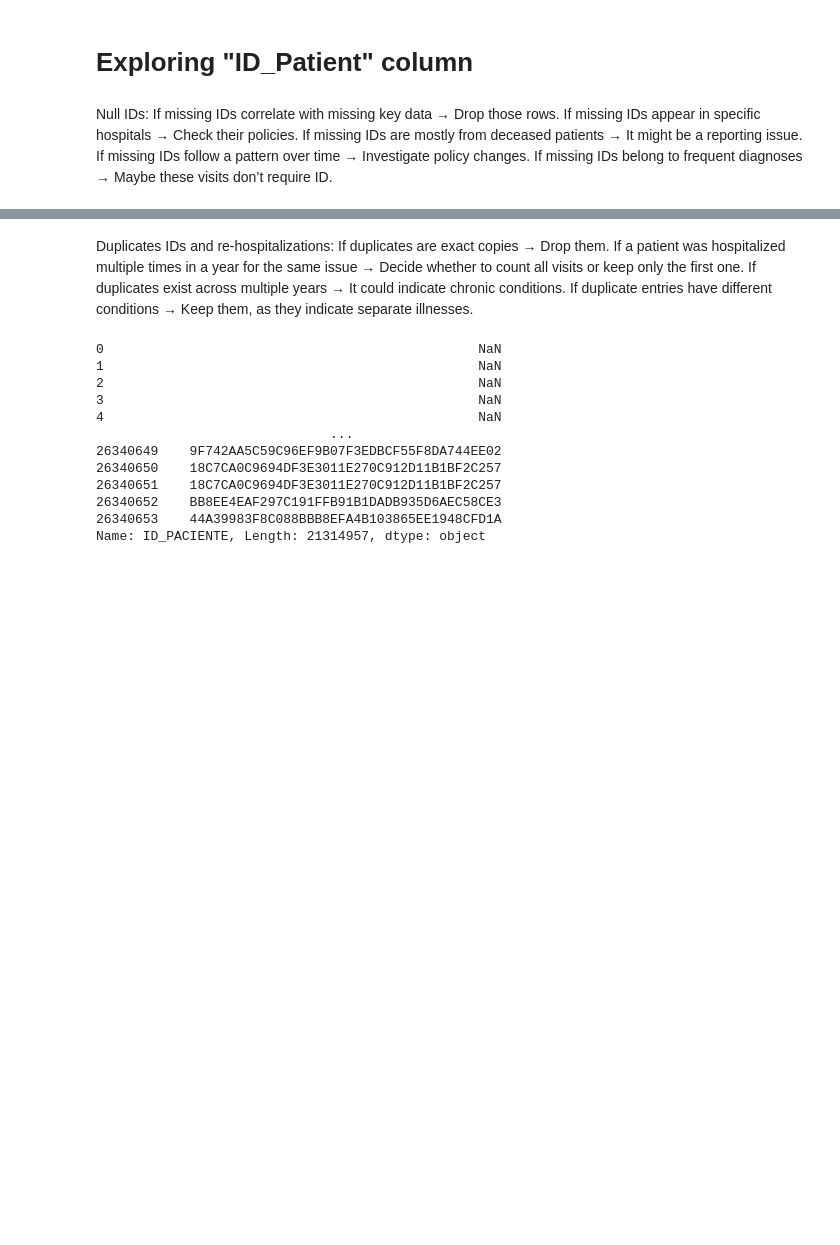
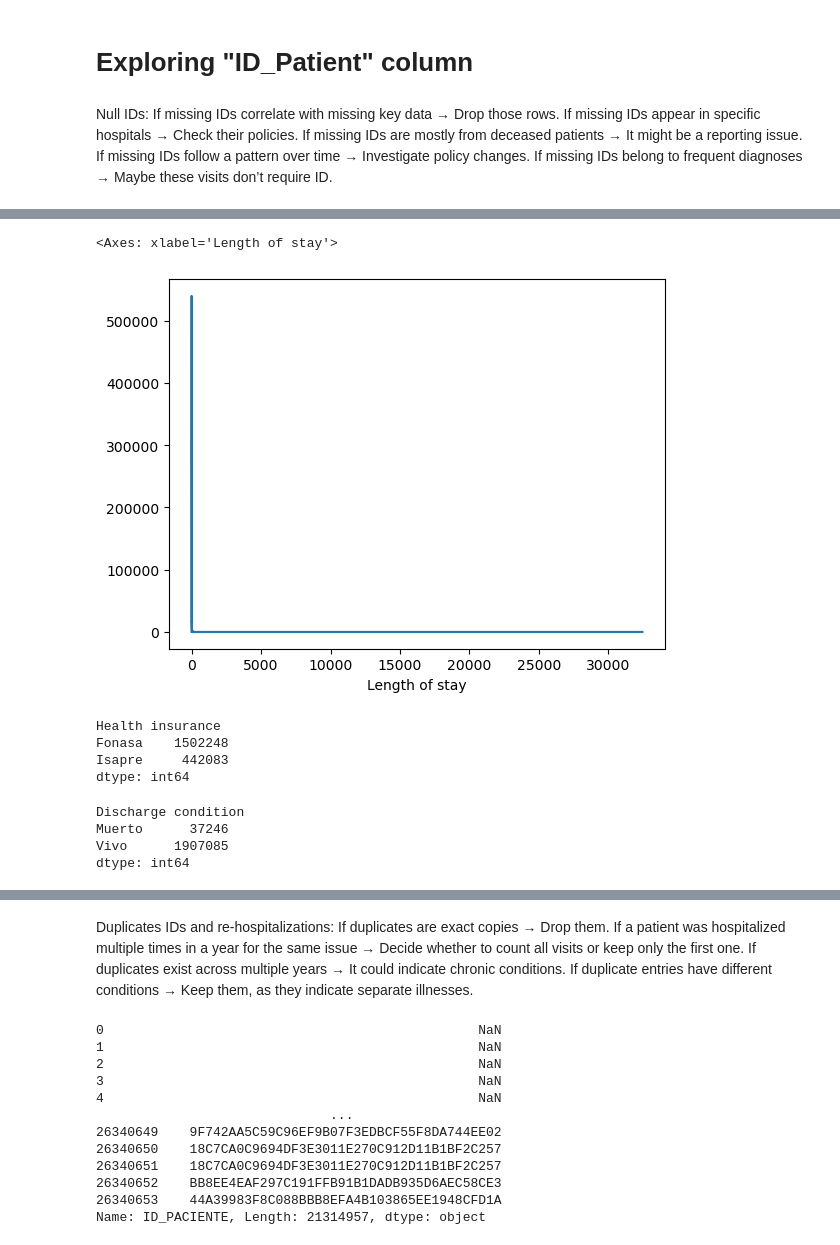
Before and after one commit to mirkopodunavak1996/EDAHospDischarges_Chile2001-2024, a Jupyter notebook: notebooks/Data_Cleaning.ipynb, the cells around one changed output, grey strips where cells are left out. Cells and saved outputs as stored; diff of their text form; code cells hidden in the pictures; blank space fills up the shorter version.

```diff
--- a/notebooks/Data_Cleaning.ipynb
+++ b/notebooks/Data_Cleaning.ipynb
@@ -116,4 +159,24 @@ df['ID'].isna().mean()
+# %%
+# Analyze by lenght of stay
+df_nanID.groupby(['Length of stay'], sort = True).size().plot.line()
+# %% [output]
+<Axes: xlabel='Length of stay'>
+[figure, added]
+# %%
+# Analyze by patient health insurance
+df_nanID.groupby(['Health insurance']).size()
+# %% [output]
+Health insurance
+Fonasa    1502248
+Isapre     442083
+dtype: int64
 # %%
 # Analyze by Patient Condition (CONDICION_EGRESO)
+df_nanID.groupby(['Discharge condition']).size()
+# %% [output]
+Discharge condition
+Muerto      37246
+Vivo      1907085
+dtype: int64
 # %%
 # Check Trends Over Time
```
Also changed, not shown: parts of 31 cells of this notebook.
